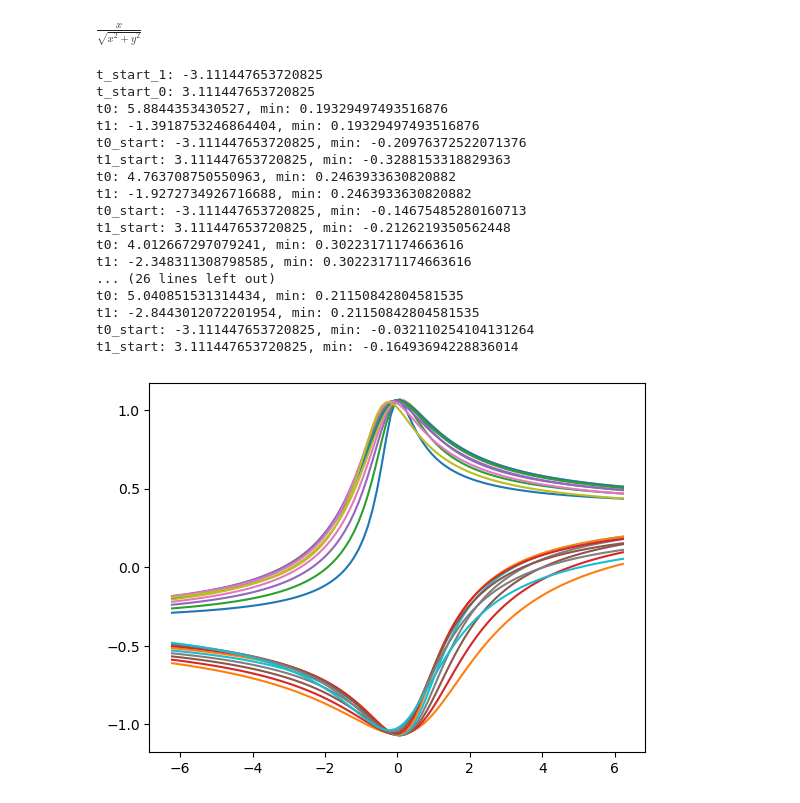
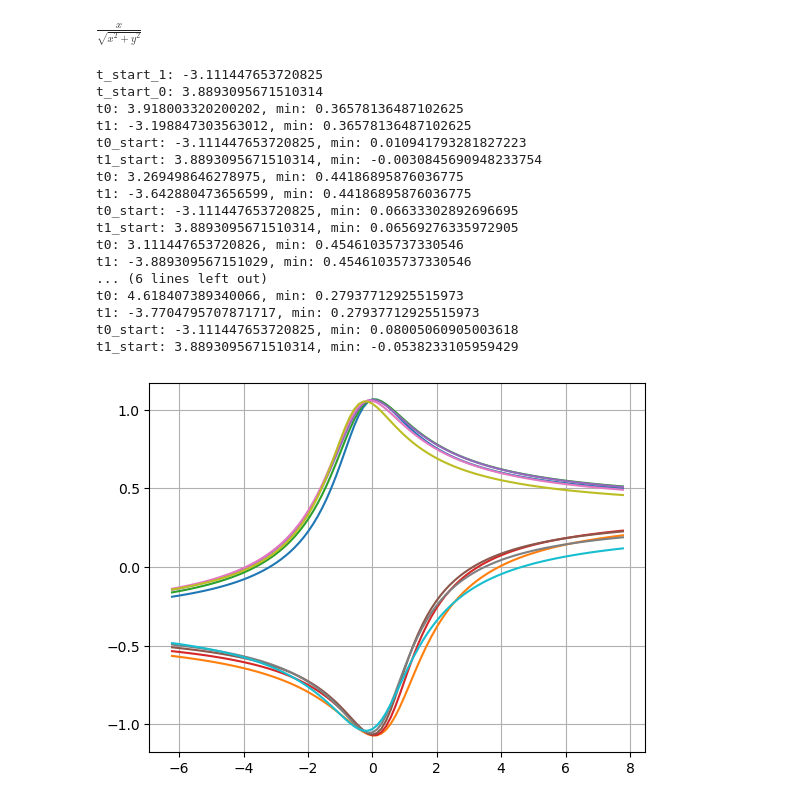
Before and after one commit to looooo/freecad.gears, a Jupyter notebook: examples/worm_cutting_tool/worm_1.ipynb, the cells around one changed output. Drawn from its saved outputs; the diff is of its cells as text; code cells hidden in the pictures.

Commit message:
worm_cuttin: another attempt

```diff
--- a/examples/worm_cutting_tool/worm_1.ipynb
+++ b/examples/worm_cutting_tool/worm_1.ipynb
@@ -51,7 +51,7 @@ from pygears.transformation import numeric_transformation
 import matplotlib.pyplot as plt
 
 debug = False
-def compute_involute(module=1, teeth=15, height=5, worm_pitch_diameter=10, num_threads=1, alpha=np.deg2rad(20)):
+def compute_involute(module=1, teeth=15, height=3, worm_pitch_diameter=10, num_threads=1, alpha=np.deg2rad(20), clearence=0.25, head=0.):
     y = 0.
     xw = worm_pitch_diameter / 2
 
@@ -76,57 +76,57 @@ def compute_involute(module=1, teeth=15, height=5, worm_pitch_diameter=10, num_t
         return (x - xw + z(x,y,t) * dz_dx(x,y,t)) / np.sqrt((x-xw) ** 2 + z(x,y,t) ** 2)
 
     def min_root(y, t):
-        r0 = xw +  module # * (1 + clearence)
+        r0 = xw +  module * (1 + clearence)
         x0 = np.sqrt(r0**2 - y**2)
         return d_distance_pw_dx(x0, y, t)
 
     def min_head(y, t):
-        r1 = xw -  module # * (1 + clearence)
+        r1 = xw -  module * (1 + head)
         x1 = np.sqrt(r1**2 - y**2)
         return d_distance_pw_dx(x1, y, t)
 
     xyz = []
-    r0 = xw -  module # * (1 + clearence)
-    r1 = xw +  module # * (1 + clearence)
+    r0 = xw -  module * (1 + head)
+    r1 = xw +  module * (1 + clearence)
     t_start_0 = (r0 - xw) * (np.tan(alpha) + 1. / np.tan(alpha))
     t_start_1 = (r1 - xw) * (np.tan(alpha) + 1. / np.tan(alpha))
     print(f"t_start_1: {t_start_0}")
     print(f"t_start_0: {t_start_1}")
 
-    for y in np.linspace(- height / 2, height / 3, 20):
+    for y in np.linspace(- height / 2, height / 2, 5):
         t_i = np.linspace(t_start_0 * 2, t_start_1 * 2, 100)
         plt.plot(t_i, [min_root(y, t) for t in t_i])
         plt.plot(t_i, [min_head(y, t) for t in t_i])
         plt.grid()
         t0 = sp.optimize.root(lambda t: min_head(y, t)**2, t_start_1).x[0]
         t1 = sp.optimize.root(lambda t: min_root(y, t)**2, t_start_0).x[0]
         print(f"t0: {t0}, min: {min_root(y, t0)**2}")
         print(f"t1: {t1}, min: {min_root(y, t0)**2}")
         print(f"t0_start: {t_start_0}, min: {min_root(y, t_start_0)}")
         print(f"t1_start: {t_start_1}, min: {min_head(y, t_start_1)}")
-        for t in np.linspace(t0, t1, 20):
+        for t in np.linspace(t0, t1, 10):
             x_t = sp.optimize.minimize(lambda x: distance_pw(x, y, t), xw).x[0]
             z_t = z(x_t, y, t)
             point = App.Vector(x_t, y, z_t)
             part.show(part.Point(point).toShape())
 
 compute_involute()
 # %% [output]
 t_start_1: -3.111447653720825
-t_start_0: 3.111447653720825
-t0: 5.8844353430527, min: 0.19329497493516876
-t1: -1.3918753246864404, min: 0.19329497493516876
-t0_start: -3.111447653720825, min: -0.20976372522071376
-t1_start: 3.111447653720825, min: -0.3288153318829363
-t0: 4.763708750550963, min: 0.2463933630820882
-t1: -1.9272734926716688, min: 0.2463933630820882
-t0_start: -3.111447653720825, min: -0.14675485280160713
-t1_start: 3.111447653720825, min: -0.2126219350562448
-t0: 4.012667297079241, min: 0.30223171174663616
-t1: -2.348311308798585, min: 0.30223171174663616
-... (26 lines left out)
-t0: 5.040851531314434, min: 0.21150842804581535
-t1: -2.8443012072201954, min: 0.21150842804581535
-t0_start: -3.111447653720825, min: -0.032110254104131264
-t1_start: 3.111447653720825, min: -0.16493694228836014
+t_start_0: 3.8893095671510314
+t0: 3.918003320200202, min: 0.36578136487102625
+t1: -3.198847303563012, min: 0.36578136487102625
+t0_start: -3.111447653720825, min: 0.010941793281827223
+t1_start: 3.8893095671510314, min: -0.0030845690948233754
+t0: 3.269498646278975, min: 0.44186895876036775
+t1: -3.642880473656599, min: 0.44186895876036775
+t0_start: -3.111447653720825, min: 0.06633302892696695
+t1_start: 3.8893095671510314, min: 0.06569276335972905
+t0: 3.111447653720826, min: 0.45461035737330546
+t1: -3.889309567151029, min: 0.45461035737330546
+... (6 lines left out)
+t0: 4.618407389340066, min: 0.27937712925515973
+t1: -3.7704795707871717, min: 0.27937712925515973
+t0_start: -3.111447653720825, min: 0.08005060905003618
+t1_start: 3.8893095671510314, min: -0.0538233105959429
-[figure, old version]
+[figure, new version]
```
Also changed, not shown: parts of 1 cell of this notebook.
